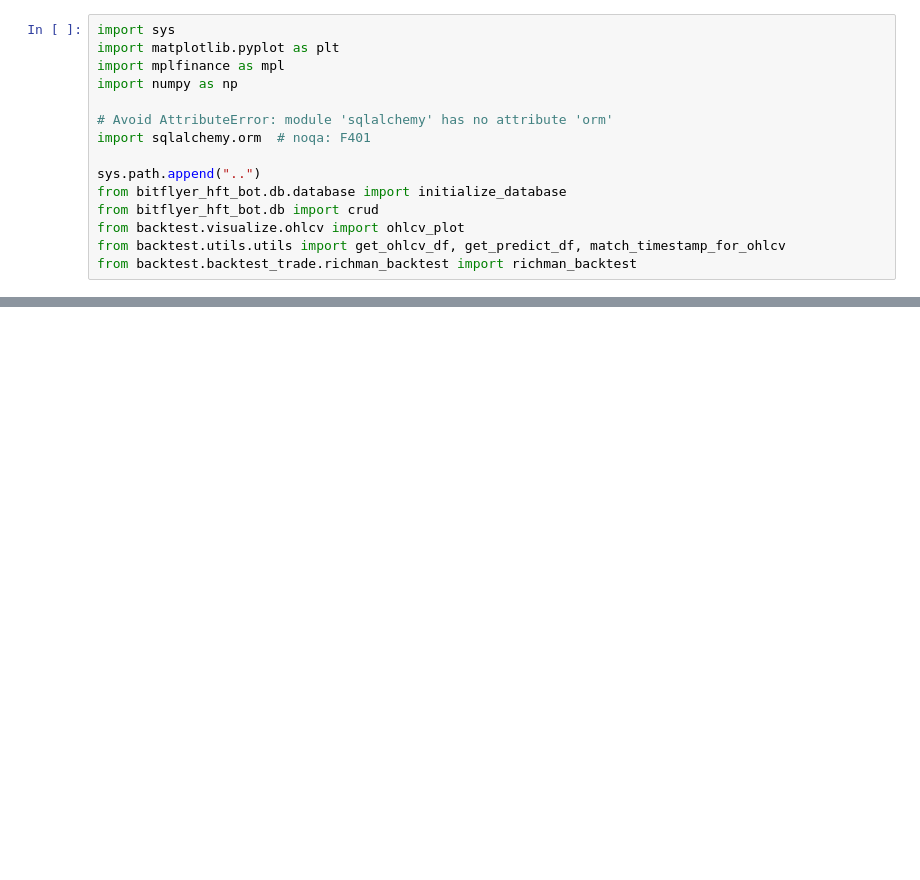
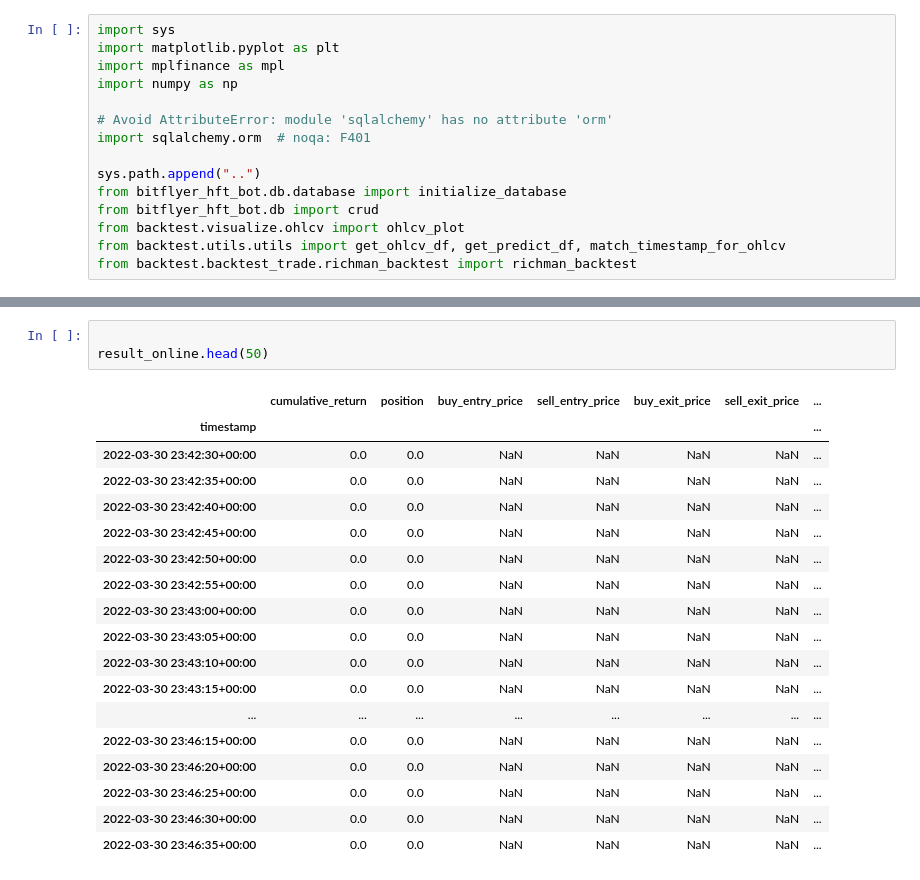
Before and after one commit to tsugumi-sys/bitflyer-ws-trade, a Jupyter notebook: backtest/main.ipynb, the cells around one changed output, grey strips where cells are left out. Saved outputs shown, nothing was run; the diff lists cells and outputs as text; blank space fills up the shorter version.

```diff
--- a/backtest/main.ipynb
+++ b/backtest/main.ipynb
@@ -127,0 +133,22 @@ plt.close()
+# %%
+
+result_online.head(50)
+# %% [output]
+|  | cumulative_return | position | buy_entry_price | sell_entry_price | buy_exit_price | sell_exit_price | ... |
+| timestamp |  |  |  |  |  |  | ... |
+| 2022-03-30 23:42:30+00:00 | 0.0 | 0.0 | NaN | NaN | NaN | NaN | ... |
+| 2022-03-30 23:42:35+00:00 | 0.0 | 0.0 | NaN | NaN | NaN | NaN | ... |
+| 2022-03-30 23:42:40+00:00 | 0.0 | 0.0 | NaN | NaN | NaN | NaN | ... |
+| 2022-03-30 23:42:45+00:00 | 0.0 | 0.0 | NaN | NaN | NaN | NaN | ... |
+| 2022-03-30 23:42:50+00:00 | 0.0 | 0.0 | NaN | NaN | NaN | NaN | ... |
+| 2022-03-30 23:42:55+00:00 | 0.0 | 0.0 | NaN | NaN | NaN | NaN | ... |
+| 2022-03-30 23:43:00+00:00 | 0.0 | 0.0 | NaN | NaN | NaN | NaN | ... |
+| 2022-03-30 23:43:05+00:00 | 0.0 | 0.0 | NaN | NaN | NaN | NaN | ... |
+| 2022-03-30 23:43:10+00:00 | 0.0 | 0.0 | NaN | NaN | NaN | NaN | ... |
+| 2022-03-30 23:43:15+00:00 | 0.0 | 0.0 | NaN | NaN | NaN | NaN | ... |
+| ... | ... | ... | ... | ... | ... | ... | ... |
+| 2022-03-30 23:46:15+00:00 | 0.0 | 0.0 | NaN | NaN | NaN | NaN | ... |
+| 2022-03-30 23:46:20+00:00 | 0.0 | 0.0 | NaN | NaN | NaN | NaN | ... |
+| 2022-03-30 23:46:25+00:00 | 0.0 | 0.0 | NaN | NaN | NaN | NaN | ... |
+| 2022-03-30 23:46:30+00:00 | 0.0 | 0.0 | NaN | NaN | NaN | NaN | ... |
+| 2022-03-30 23:46:35+00:00 | 0.0 | 0.0 | NaN | NaN | NaN | NaN | ... |
```
Also changed, not shown: parts of 13 cells of this notebook.
